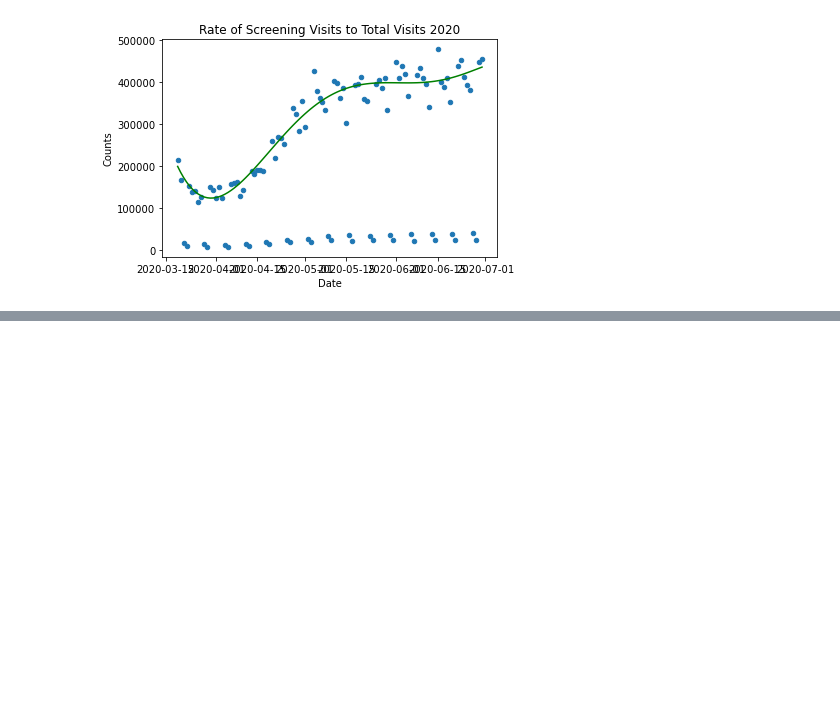
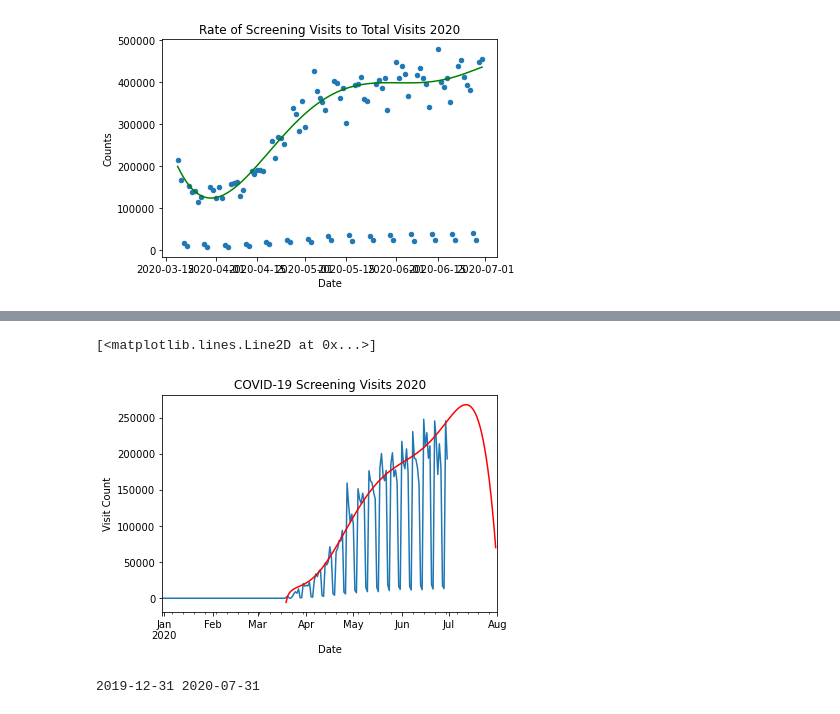
Before and after one commit to msprijatelj/Phreesia-Take-Home, a Jupyter notebook: Solutions/problem_nb.ipynb, the cells around one changed output, grey strips where cells are left out. Saved outputs shown, nothing was run; the diff lists cells and outputs as text; code cells hidden in the pictures; blank space fills up the shorter version.

```diff
--- a/Solutions/problem_nb.ipynb
+++ b/Solutions/problem_nb.ipynb
@@ -123,0 +153,44 @@ finalFit = yWkDayFit*yPolyFit
+# %%
+
+extendedDates = pd.date_range(start='2019-12-31', end='2020-07-31', freq='D')
+testFit = screenDf.set_index('Date')
+screenDf.head()
+
+
+testFit = testFit.reindex(extendedDates).reset_index().rename(columns={'index':'Date'})
+# scrStartDate = screenRateDf['Date'].iat[0].date()
+
+
+
+testFit.head()
+
+# yPolyFit = polyFnOrd2(testFit.index, *poly_popt)
+yWkDayFit = np.polyval(poly, testFit.index)
+
+ySqrtFit = sqrtFitFn(testFit.index, *sqrt_popt)
+
+finalFit = yWkDayFit*ySqrtFit/100
+
+testFit.plot(
+    x='Date',
+    y='Counts',
+    xlim=['2019-12-31','2020-08-01'],
+    legend=False,
+    ylabel='Visit Count',
+    title="COVID-19 Screening Visits 2020"
+).plot(
+    testFit['Date'],
+    finalFit,
+    color='red'
+)
+# %% [output]
+[<matplotlib.lines.Line2D at 0x...>]
+[figure, added]
+# %%
+
+startDate = screenDf['Date'].iat[0].date()
+endDate = (screenDf['Date'].iat[-1] + pd.to_timedelta('31D')).date()
+
+print(startDate, endDate)
+# %% [output]
+2019-12-31 2020-07-31
```
Also changed, not shown: parts of 7 cells of this notebook, 3 other files.
